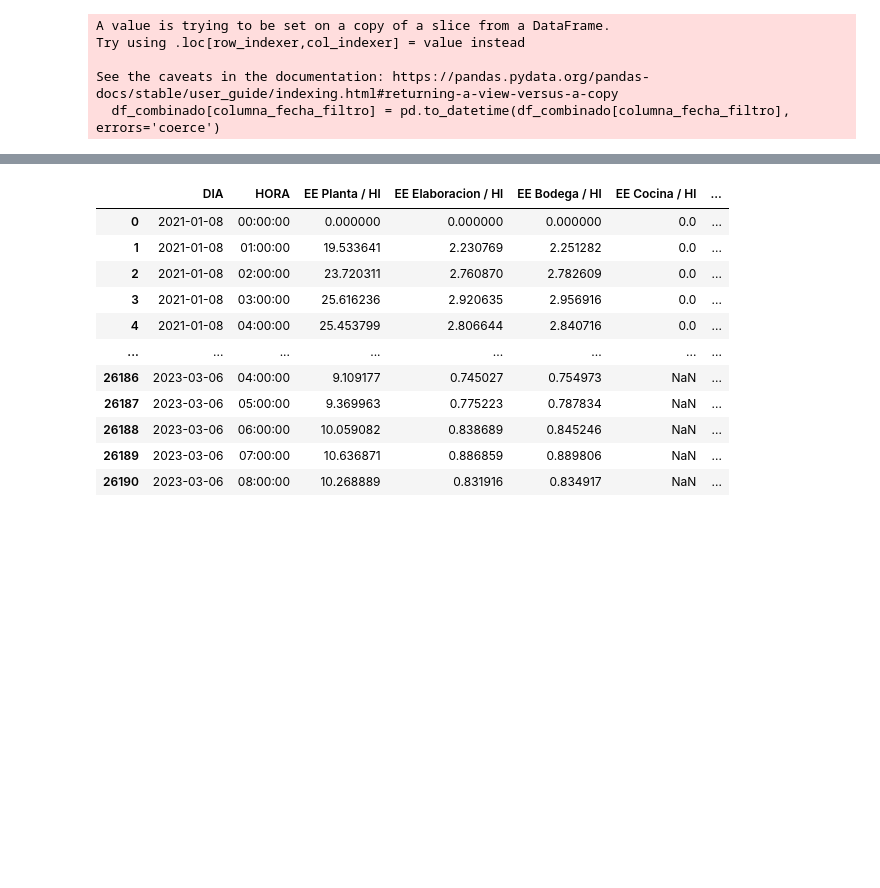
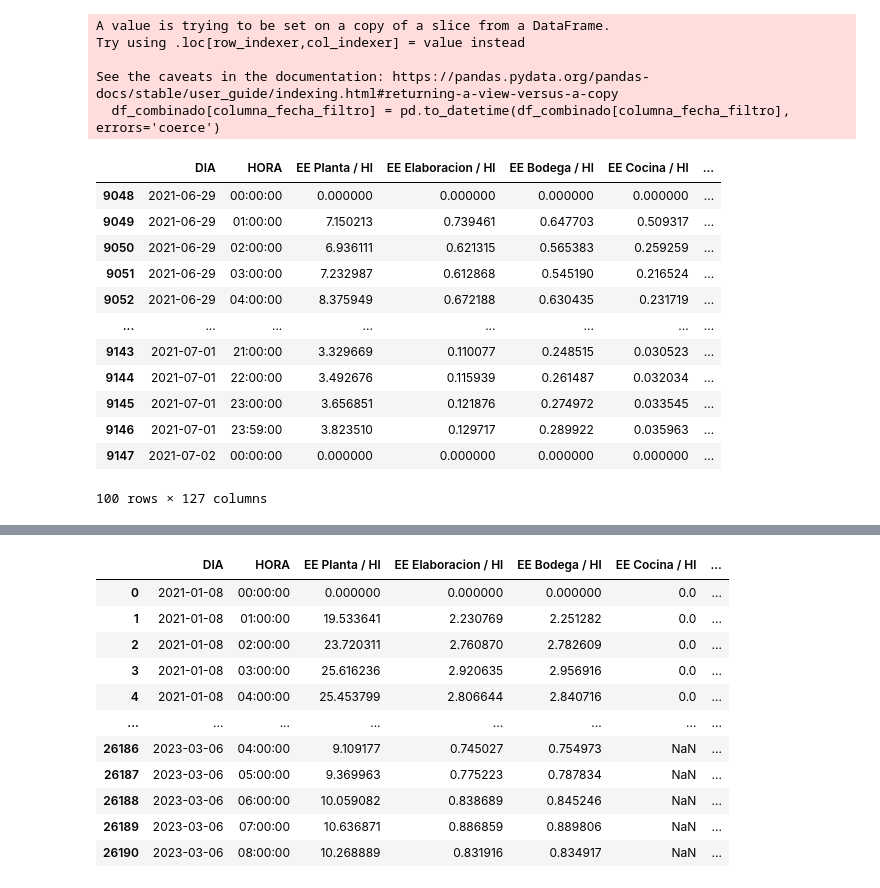
Before and after one commit to SantiScalzo/Trabajo-Final-Lab-Datos-, a Jupyter notebook: miarchivo.ipynb, the cells around one changed output, grey strips where cells are left out. Saved outputs shown, nothing was run; the diff lists cells and outputs as text; code cells hidden in the pictures; blank space fills up the shorter version.

```diff
--- a/miarchivo.ipynb
+++ b/miarchivo.ipynb
@@ -190,4 +190,20 @@ Try using .loc[row_indexer,col_indexer] = value instead
 
 See the caveats in the documentation: https://pandas.pydata.org/pandas-docs/stable/user_guide/indexing.html#returning-a-view-versus-a-copy
   df_combinado[columna_fecha_filtro] = pd.to_datetime(df_combinado[columna_fecha_filtro], errors='coerce')
+# %%
+df1[4350:4450]
+# %% [output]
+|  | DIA | HORA | EE Planta / Hl | EE Elaboracion / Hl | EE Bodega / Hl | EE Cocina / Hl | ... |
+| 9048 | 2021-06-29 | 00:00:00 | 0.000000 | 0.000000 | 0.000000 | 0.000000 | ... |
+| 9049 | 2021-06-29 | 01:00:00 | 7.150213 | 0.739461 | 0.647703 | 0.509317 | ... |
+| 9050 | 2021-06-29 | 02:00:00 | 6.936111 | 0.621315 | 0.565383 | 0.259259 | ... |
+| 9051 | 2021-06-29 | 03:00:00 | 7.232987 | 0.612868 | 0.545190 | 0.216524 | ... |
+| 9052 | 2021-06-29 | 04:00:00 | 8.375949 | 0.672188 | 0.630435 | 0.231719 | ... |
+| ... | ... | ... | ... | ... | ... | ... | ... |
+| 9143 | 2021-07-01 | 21:00:00 | 3.329669 | 0.110077 | 0.248515 | 0.030523 | ... |
+| 9144 | 2021-07-01 | 22:00:00 | 3.492676 | 0.115939 | 0.261487 | 0.032034 | ... |
+| 9145 | 2021-07-01 | 23:00:00 | 3.656851 | 0.121876 | 0.274972 | 0.033545 | ... |
+| 9146 | 2021-07-01 | 23:59:00 | 3.823510 | 0.129717 | 0.289922 | 0.035963 | ... |
+| 9147 | 2021-07-02 | 00:00:00 | 0.000000 | 0.000000 | 0.000000 | 0.000000 | ... |
+100 rows × 127 columns
 # %%
```
Also changed, not shown: parts of 3 cells of this notebook, 12 other files.
